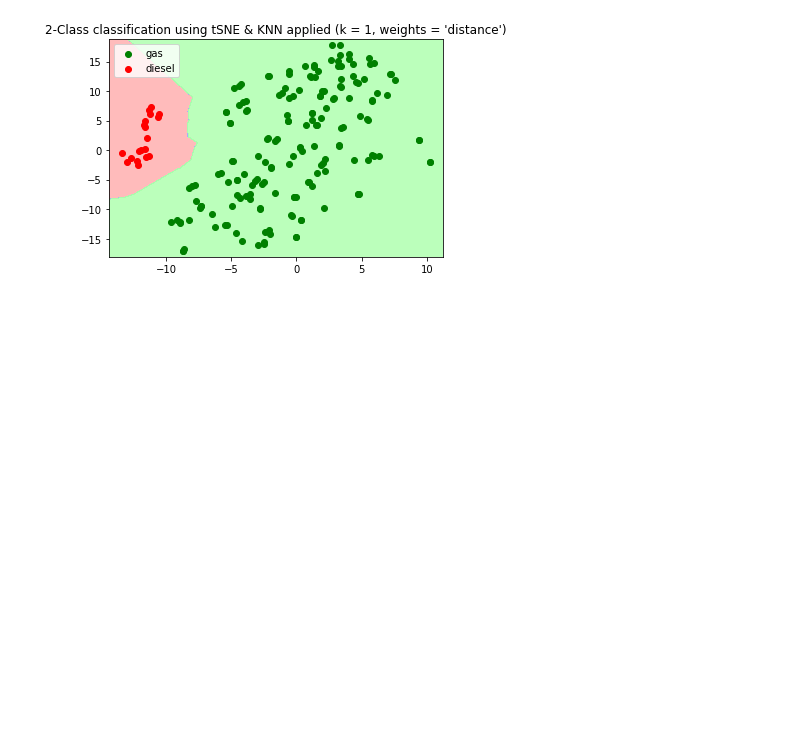
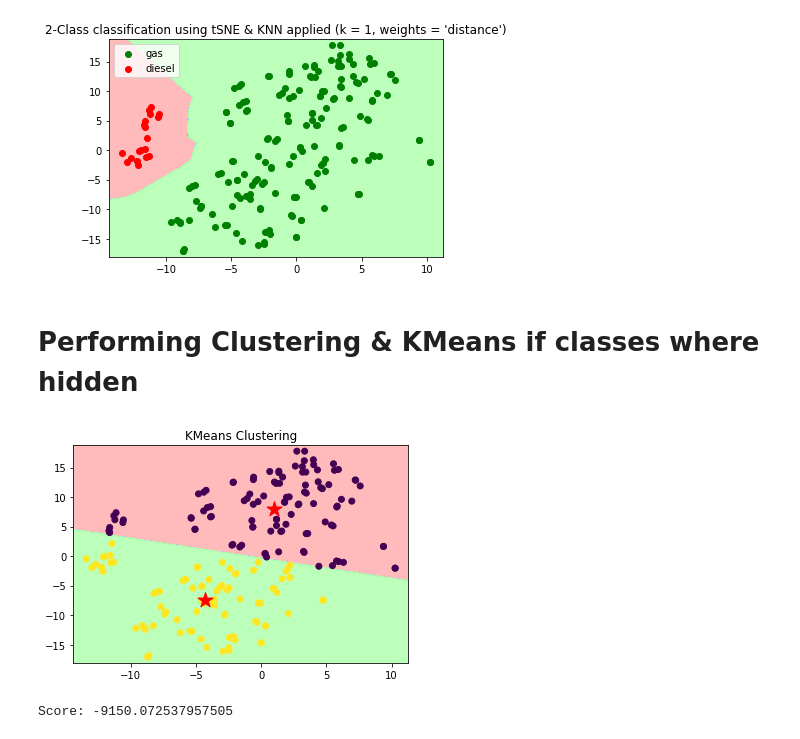
Before and after one commit to deeplearninghsw/computer-vision, a Jupyter notebook: automobile/src/classifier_tsne.ipynb, the cells around one changed output. Cells and saved outputs as stored; diff of their text form; code cells hidden in the pictures; blank space fills up the shorter version.

Commit message:
automobile: added Clustering KMeans, Gaussian Mixture

```diff
--- a/automobile/src/classifier_tsne.ipynb
+++ b/automobile/src/classifier_tsne.ipynb
@@ -201,3 +201,24 @@ for weights in ['uniform', 'distance']:
 # %% [output]
 [figure]
 [figure]
+# %% [markdown]
+# Performing Clustering & KMeans if classes where hidden
+# %%
+from utils.plotting import plot_kmeans_boundaries
+from sklearn.cluster import KMeans
+
+# Cast to double
+x_tsne = x_tsne.astype('double')
+
+kmeans = KMeans(n_clusters=2, max_iter=3_000)
+kmeans.fit(x_tsne)
+y_pred = kmeans.predict(x_tsne)
+
+plot_kmeans_boundaries(
+    x_tsne, x_tsne[1], y_pred, kmeans.cluster_centers_, kmeans, 'KMeans Clustering')
+
+score = kmeans.score(x_tsne, y)
+print(f"Score: {score}")
+# %% [output]
+[figure, added]
+Score: -9150.072537957505
```
Also changed, not shown: parts of 1 cell of this notebook.
